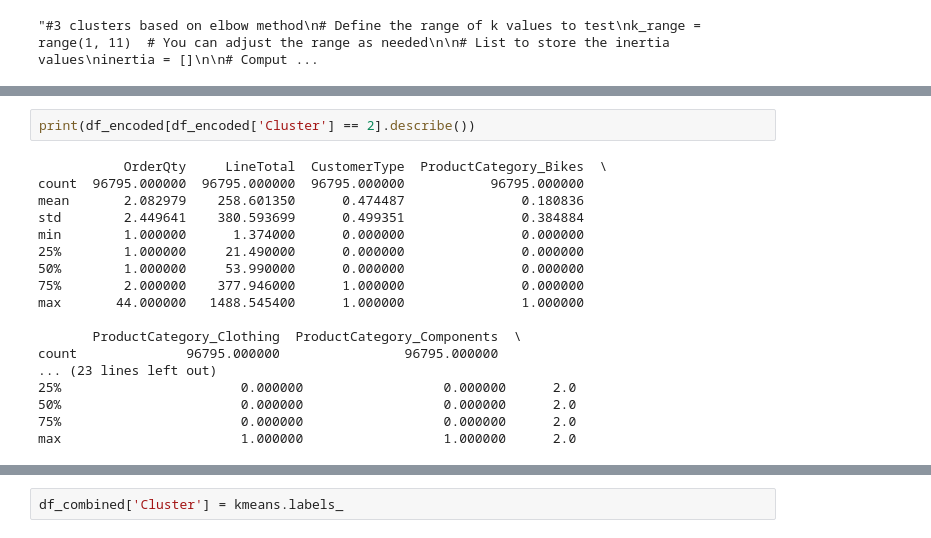
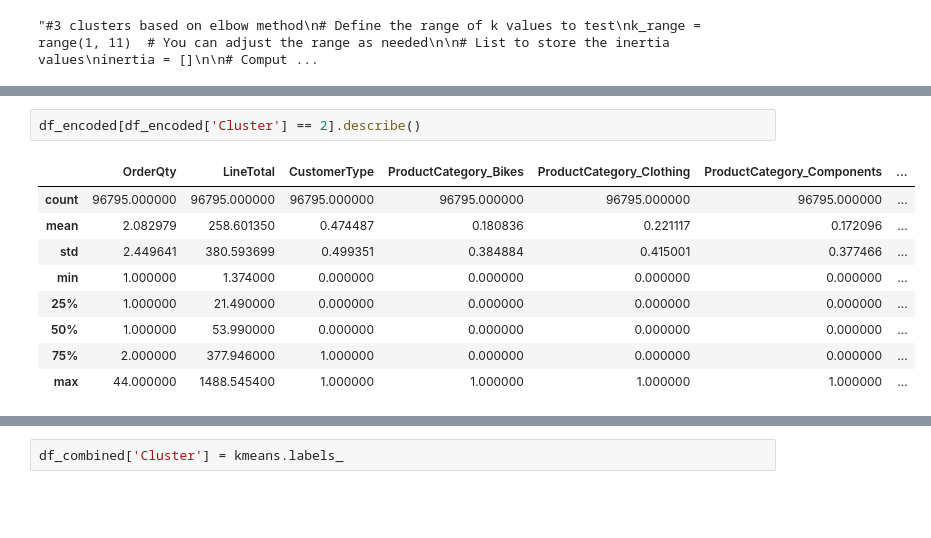
Before and after one commit to dsprincess/python-projects, a Jupyter notebook: Clustering_Customer_Segmentation_AW2022/taskupdated.ipynb, the cells around one changed output, grey strips where cells are left out. Cells and saved outputs as stored; diff of their text form; blank space fills up the shorter version.

```diff
--- a/Clustering_Customer_Segmentation_AW2022/taskupdated.ipynb
+++ b/Clustering_Customer_Segmentation_AW2022/taskupdated.ipynb
@@ -589,20 +557,12 @@ max                            0.0                  1.000000      1.0
 # %%
-print(df_encoded[df_encoded['Cluster'] == 2].describe())
+df_encoded[df_encoded['Cluster'] == 2].describe()
 # %% [output]
-           OrderQty     LineTotal  CustomerType  ProductCategory_Bikes  \
-count  96795.000000  96795.000000  96795.000000           96795.000000
-mean       2.082979    258.601350      0.474487               0.180836
-std        2.449641    380.593699      0.499351               0.384884
-min        1.000000      1.374000      0.000000               0.000000
-25%        1.000000     21.490000      0.000000               0.000000
-50%        1.000000     53.990000      0.000000               0.000000
-75%        2.000000    377.946000      1.000000               0.000000
-max       44.000000   1488.545400      1.000000               1.000000
-
-       ProductCategory_Clothing  ProductCategory_Components  \
-count              96795.000000                96795.000000
-... (23 lines left out)
-25%                       0.000000                  0.000000      2.0
-50%                       0.000000                  0.000000      2.0
-75%                       0.000000                  0.000000      2.0
-max                       1.000000                  1.000000      2.0
+|  | OrderQty | LineTotal | CustomerType | ProductCategory_Bikes | ProductCategory_Clothing | ProductCategory_Components | ... |
+| count | 96795.000000 | 96795.000000 | 96795.000000 | 96795.000000 | 96795.000000 | 96795.000000 | ... |
+| mean | 2.082979 | 258.601350 | 0.474487 | 0.180836 | 0.221117 | 0.172096 | ... |
+| std | 2.449641 | 380.593699 | 0.499351 | 0.384884 | 0.415001 | 0.377466 | ... |
+| min | 1.000000 | 1.374000 | 0.000000 | 0.000000 | 0.000000 | 0.000000 | ... |
+| 25% | 1.000000 | 21.490000 | 0.000000 | 0.000000 | 0.000000 | 0.000000 | ... |
+| 50% | 1.000000 | 53.990000 | 0.000000 | 0.000000 | 0.000000 | 0.000000 | ... |
+| 75% | 2.000000 | 377.946000 | 1.000000 | 0.000000 | 0.000000 | 0.000000 | ... |
+| max | 44.000000 | 1488.545400 | 1.000000 | 1.000000 | 1.000000 | 1.000000 | ... |
```
Also changed, not shown: parts of 35 cells of this notebook.
